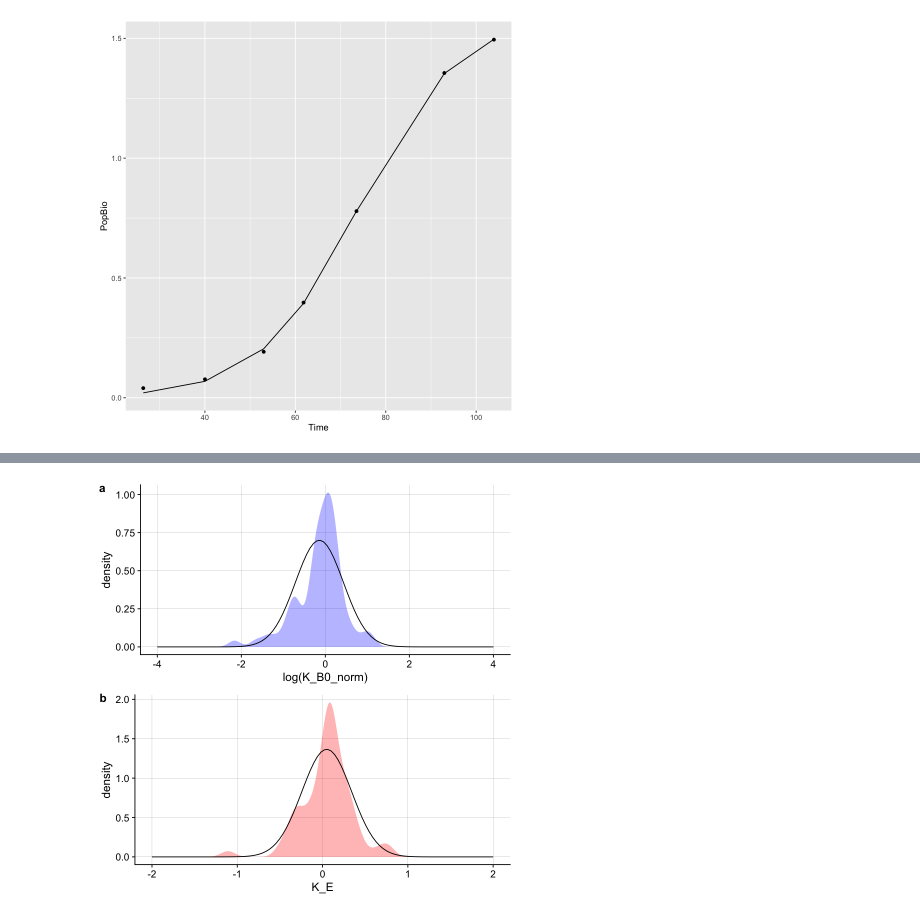
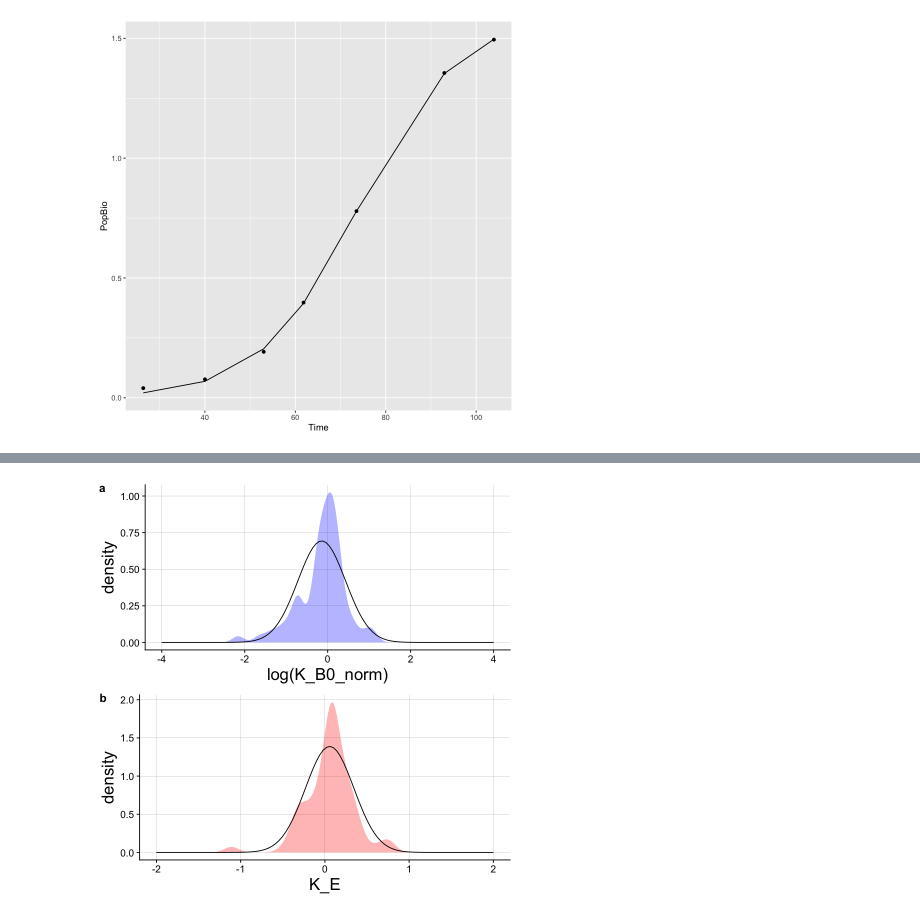
Before and after one commit to CleggTom/Temperature_feasibility, a Jupyter notebook: Notebooks/data_extracting.ipynb, the cells around one changed output, grey strips where cells are left out. Saved outputs shown, nothing was run; the diff lists cells and outputs as text; code cells hidden in the pictures.

```diff
--- a/Notebooks/data_extracting.ipynb
+++ b/Notebooks/data_extracting.ipynb
@@ -267,32 +279,36 @@ K_E_fit <- K_data %>%
 # %%
 x <- seq(-4,4, length.out = 100)
 pred_p <- dnorm(x, K_B0_fit$estimate["mean"], K_B0_fit$estimate["sd"])
 
 p1 <- K_data %>%
     ggplot()+
       geom_density(aes(x=log(K_B0_norm)), fill = "blue", color = NA, alpha = 0.3)+
 geom_line(data = data.frame(x,pred_p), aes(x,pred_p))  +
     theme_cowplot()+
-    theme(panel.grid.major = element_line(size = 0.05))
+    theme(panel.grid.major = element_line(size = 0.05),
+             axis.text = element_text(size = 12),
+             axis.title = element_text(size = 20))
 
 x <- seq(-2,2, length.out = 100)
 pred_p <- dnorm(x, K_E_fit$estimate["mean"], K_E_fit$estimate["sd"])
 
 p2 <- K_data %>%
     filter(abs(K_E) < 2 ) %>%
     ggplot()+
       geom_density(aes(x=K_E), fill = "red", color = NA, alpha = 0.3)+
 geom_line(data = data.frame(x,pred_p), aes(x,pred_p))  +
     theme_cowplot()+
-    theme(panel.grid.major = element_line(size = 0.05))
+    theme(panel.grid.major = element_line(size = 0.05),
+             axis.text = element_text(size = 12),
+             axis.title = element_text(size = 20))
 
 p <- plot_grid(p1,p2, nrow = 2,labels = c("a","b"))
 
 p
 
 ggsave("../docs//Figures/K_TPC_distribution.pdf", p, width = 5, height = 5)
 # %% [output]
-[figure, old version]
+[figure, new version]
 # %%
 data.frame(K0 =K_B0_fit$estimate, E_K = K_E_fit$estimate) %>%
     rownames_to_column(var = "moment") %>%
```
Also changed, not shown: parts of 6 cells of this notebook, 5 other files.
